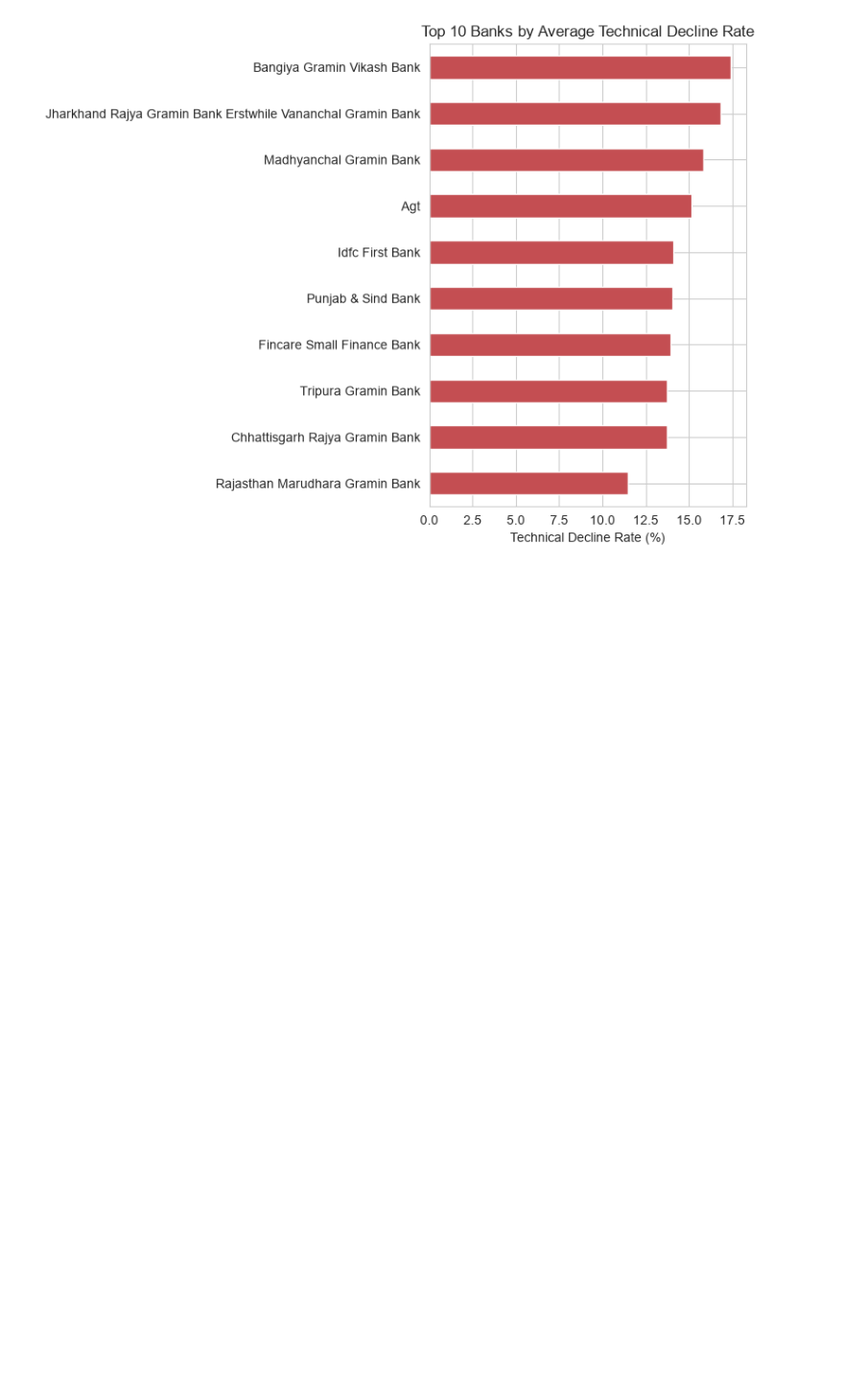
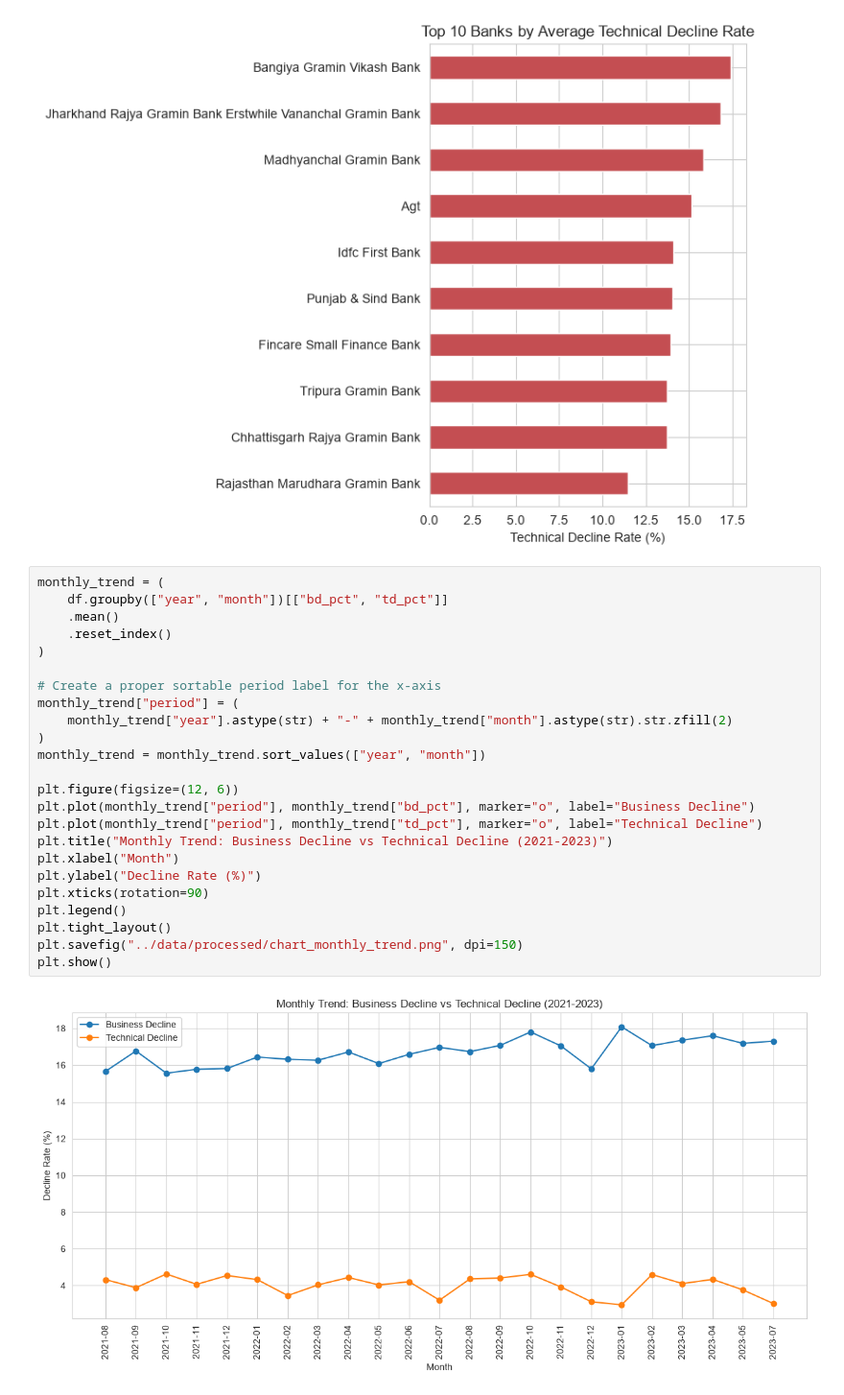
Before and after one commit to nandini2217/NPCI-Digital-Payments-Failure-Analysis, a Jupyter notebook: notebooks/eda.ipynb, the cells around one changed output. Shown at 96% size. Drawn from its saved outputs; the diff is of its cells as text; blank space fills up the shorter version.

Commit message:
EDA: monthly BD vs TD trend line chart (2021-2023)

```diff
--- a/notebooks/eda.ipynb
+++ b/notebooks/eda.ipynb
@@ -67,3 +67,29 @@ plt.savefig("../data/processed/chart_top_td_banks.png", dpi=150)
 plt.show()
 # %% [output]
 [figure]
+# %%
+monthly_trend = (
+    df.groupby(["year", "month"])[["bd_pct", "td_pct"]]
+    .mean()
+    .reset_index()
+)
+
+# Create a proper sortable period label for the x-axis
+monthly_trend["period"] = (
+    monthly_trend["year"].astype(str) + "-" + monthly_trend["month"].astype(str).str.zfill(2)
+)
+monthly_trend = monthly_trend.sort_values(["year", "month"])
+
+plt.figure(figsize=(12, 6))
+plt.plot(monthly_trend["period"], monthly_trend["bd_pct"], marker="o", label="Business Decline")
+plt.plot(monthly_trend["period"], monthly_trend["td_pct"], marker="o", label="Technical Decline")
+plt.title("Monthly Trend: Business Decline vs Technical Decline (2021-2023)")
+plt.xlabel("Month")
+plt.ylabel("Decline Rate (%)")
+plt.xticks(rotation=90)
+plt.legend()
+plt.tight_layout()
+plt.savefig("../data/processed/chart_monthly_trend.png", dpi=150)
+plt.show()
+# %% [output]
+[figure, added]
```
Also changed, not shown: 1 other file.
